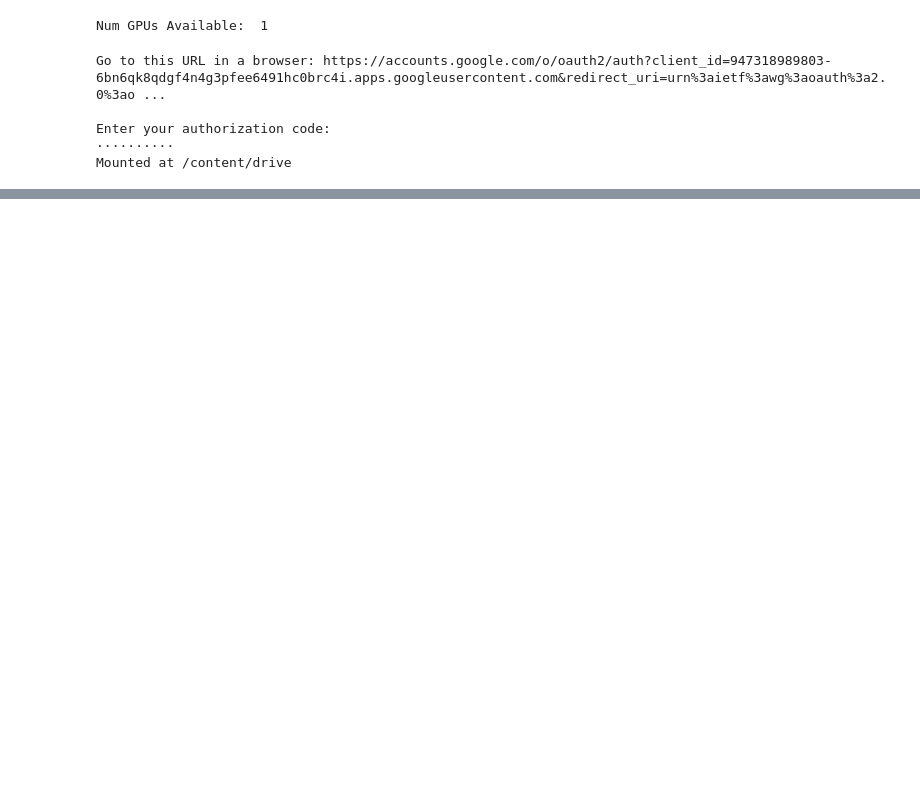
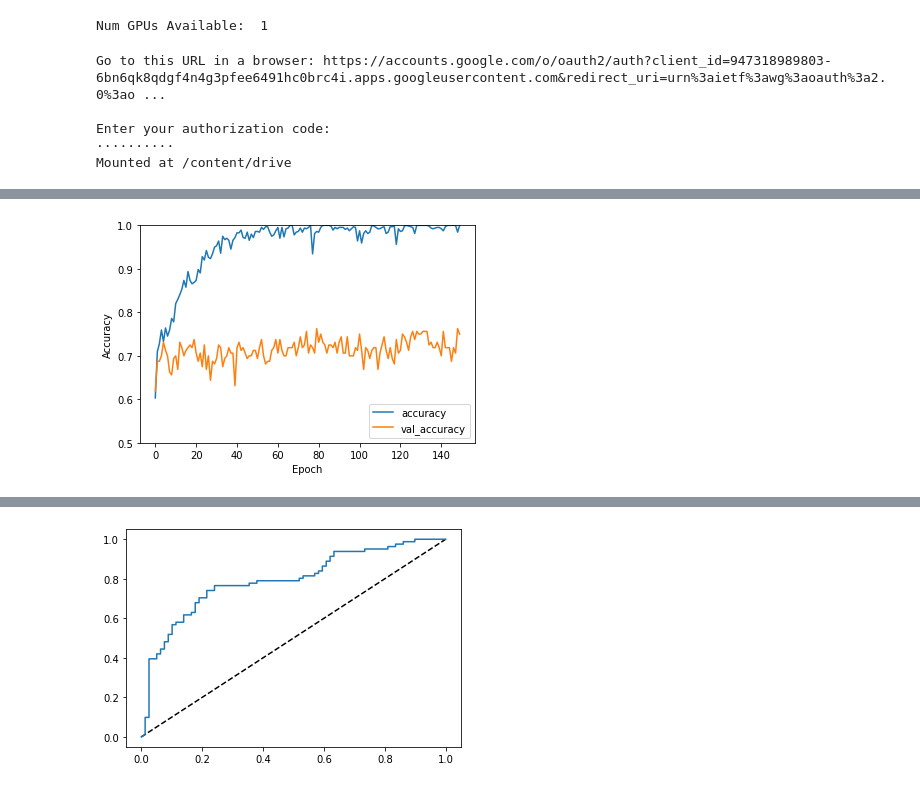
Before and after one commit to joseph-bongo-220/DeepLearningProject, a Jupyter notebook: train2.ipynb, the cells around one changed output, grey strips where cells are left out. Drawn from its saved outputs; the diff is of its cells as text; code cells hidden in the pictures; blank space fills up the shorter version.

```diff
--- a/train2.ipynb
+++ b/train2.ipynb
@@ -110,0 +189,17 @@ y_test.shape
+# %%
+# Model 3
+X_train, X_test, y_train, y_test = train_test_split(images, labels, test_size=0.2)
+
+model = models.Sequential()
+model.add(layers.Conv2D(filters=512, kernel_size=(5, 5), strides=2, activation='relu', input_shape=(512, 512, 1)))
+model.add(layers.MaxPooling2D((5, 5)))
+model.add(layers.Conv2D(filters=2*512, kernel_size=(3, 3), strides=1, activation='relu'))
+model.add(layers.MaxPooling2D((3, 3)))
+model.add(layers.Conv2D(4*512, (3, 3), activation='relu'))
+model.add(layers.GlobalMaxPooling2D())
+model.add(layers.Dropout(.5))
+model.add(layers.Dense(1000, activation='relu'))
+model.add(layers.Dense(100, activation='relu'))
+model.add(layers.Dense(1, activation='sigmoid'))
+
+print(model.summary())
@@ -110,0 +224,8 @@ y_test.shape
+# %%
+model.compile(optimizer='adam',
+              loss=tf.keras.losses.BinaryCrossentropy(from_logits=False),
+              metrics=['accuracy', tf.keras.metrics.AUC()]) #'FalseNegatives', 'FalsePositives'])
+
+
+history = model.fit(X_train, y_train, epochs=150, batch_size=8,
+                    validation_data=(X_test, y_test))
@@ -110,0 +250,21 @@ y_test.shape
+# %%
+plt.plot(history.history['accuracy'], label='accuracy')
+plt.plot(history.history['val_accuracy'], label = 'val_accuracy')
+plt.xlabel('Epoch')
+plt.ylabel('Accuracy')
+plt.ylim([0.5, 1])
+plt.legend(loc='lower right')
+plt.show()
+
+test_loss, test_acc, test_acc = model.evaluate(X_test,  y_test, verbose=2)
+
+print(test_acc)
+
+y_pred = model.predict(X_test).ravel()
+fpr, tpr, threshold = roc_curve(y_test, y_pred)
+
+plt.plot([0,1], [0,1], 'k--')
+plt.plot(fpr, tpr)
+plt.show()
+# %% [output]
+[figure, added]
@@ -110,0 +273 @@ y_test.shape
+[figure, added]
```
Also changed, not shown: parts of 37 cells of this notebook, 7 other files.
